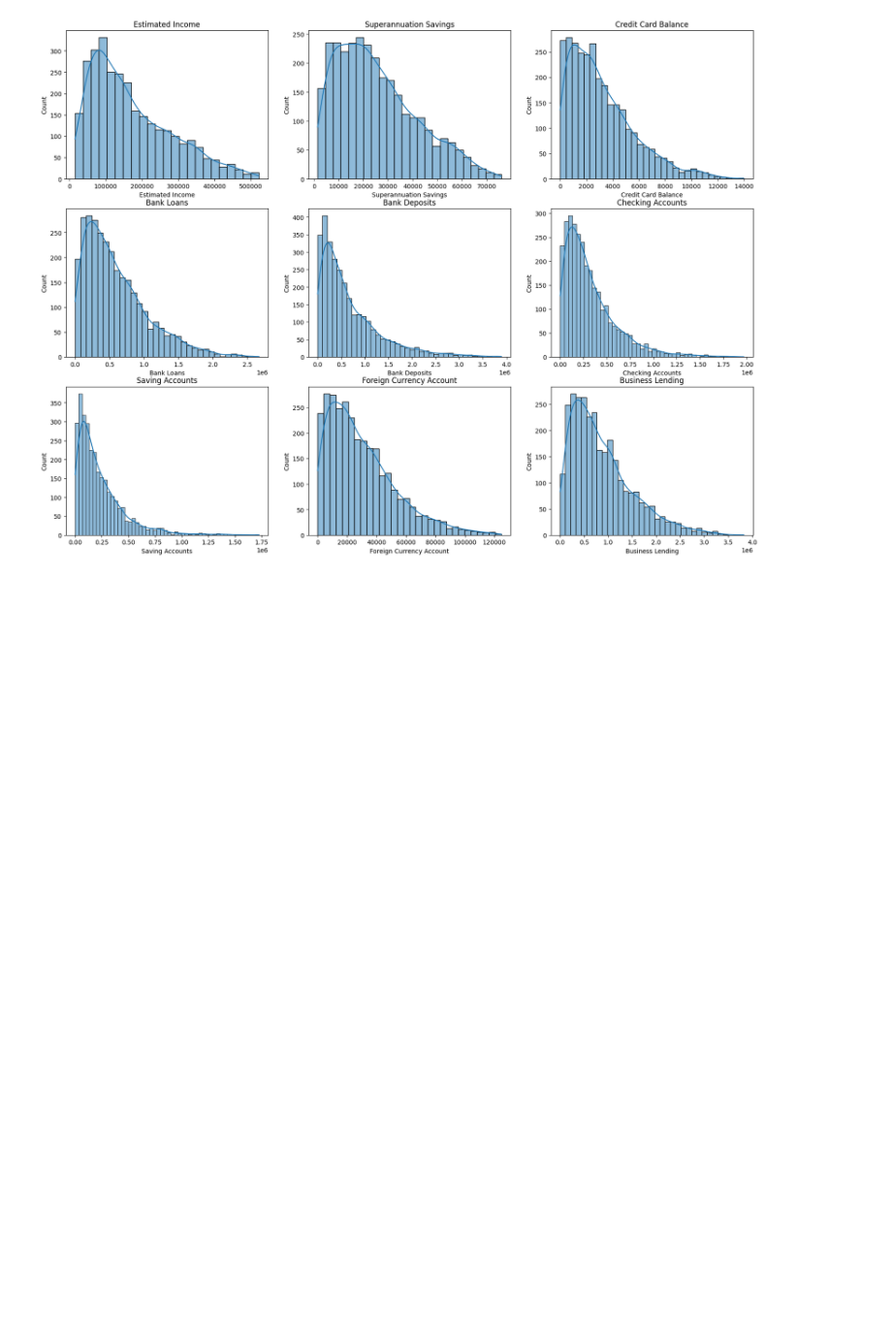
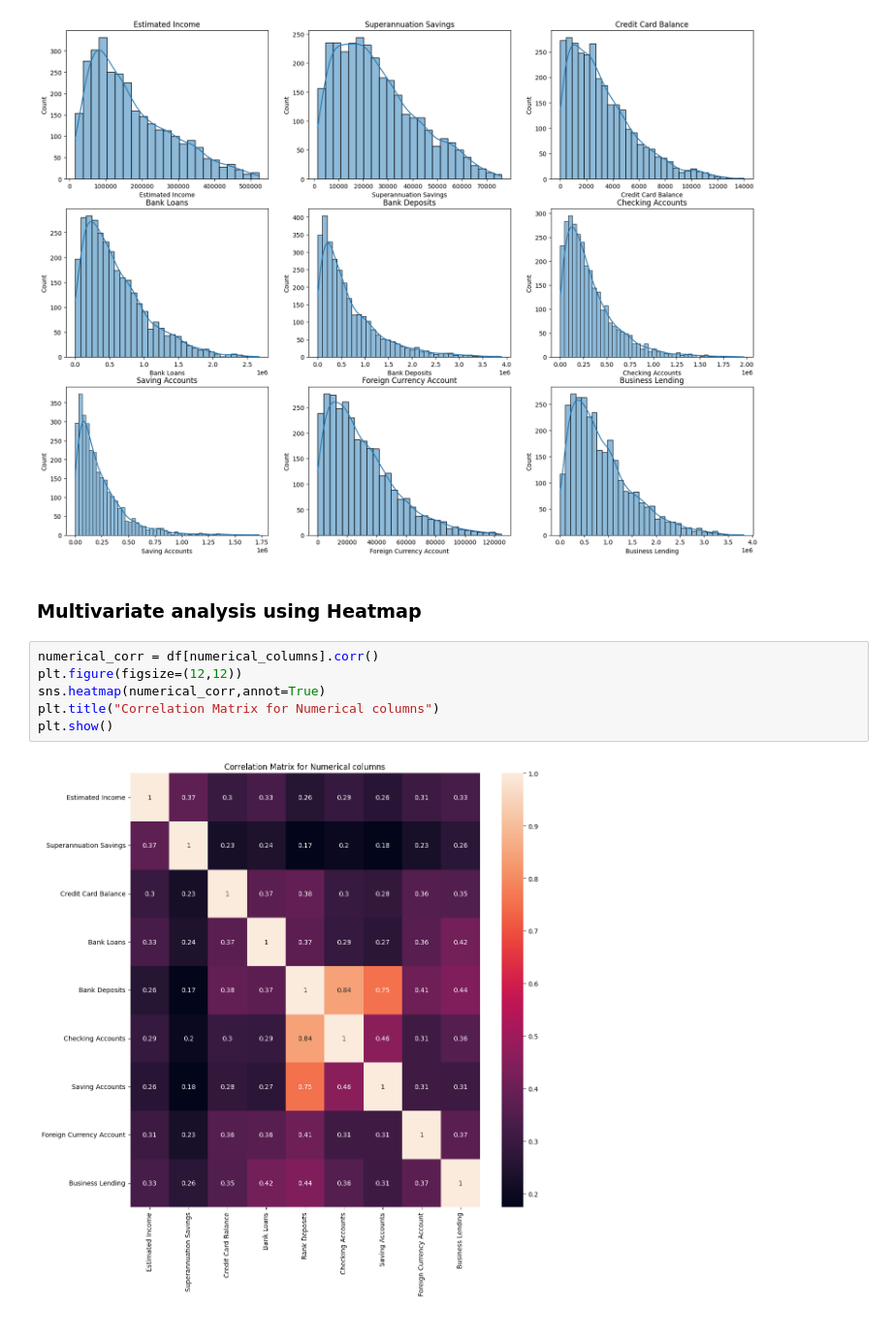
Before and after one commit to RealElvince/banking-EDA, a Jupyter notebook: notebooks/banking_EDA.ipynb, the cells around one changed output. Shown at 97% size. Drawn from its saved outputs; the diff is of its cells as text; blank space fills up the shorter version.

Commit message:
correlation for numerical columns

```diff
--- a/notebooks/banking_EDA.ipynb
+++ b/notebooks/banking_EDA.ipynb
@@ -262,3 +262,13 @@ for i,col in enumerate(numerical_columns):
 plt.show()
 # %% [output]
 [figure]
+# %% [markdown]
+### Multivariate analysis using Heatmap
+# %%
+numerical_corr = df[numerical_columns].corr()
+plt.figure(figsize=(12,12))
+sns.heatmap(numerical_corr,annot=True)
+plt.title("Correlation Matrix for Numerical columns")
+plt.show()
+# %% [output]
+[figure, added]
```
